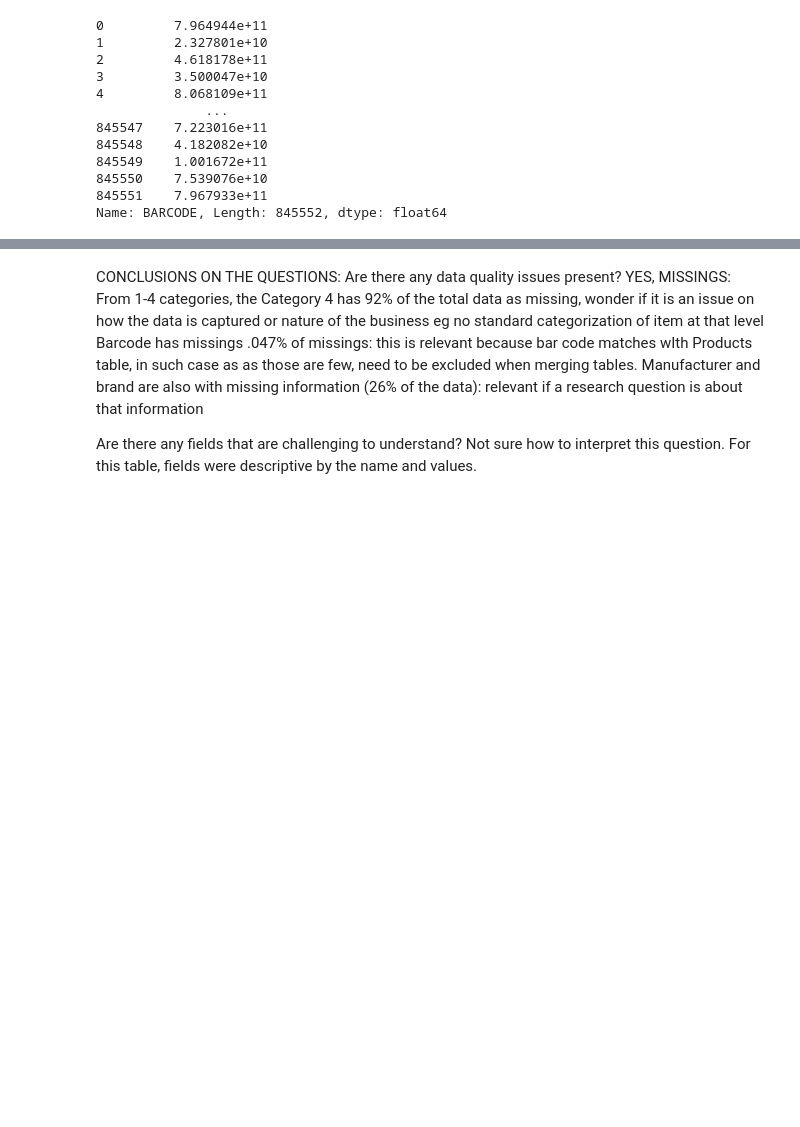
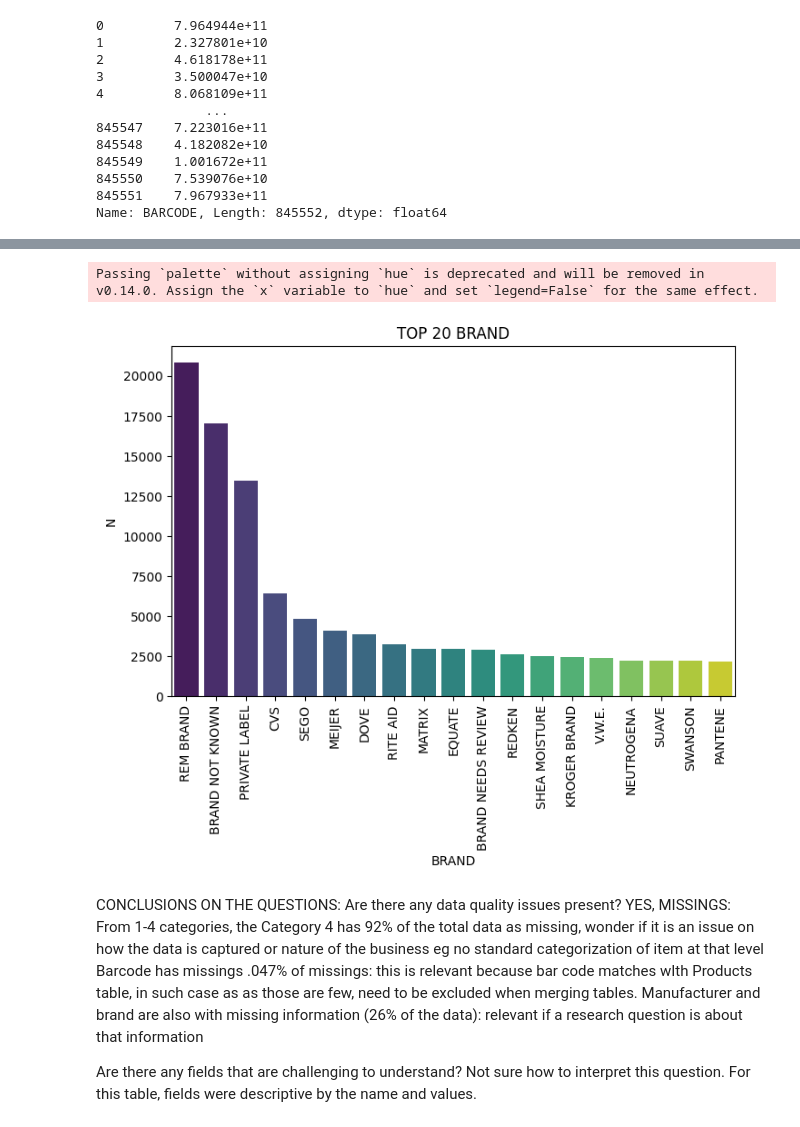
Before and after one commit to mariaob1201/FETCH-challenge, a Jupyter notebook: 2_processing/eda.ipynb, the cells around one changed output, grey strips where cells are left out. Saved outputs shown, nothing was run; the diff lists cells and outputs as text; code cells hidden in the pictures; blank space fills up the shorter version.

```diff
--- a/2_processing/eda.ipynb
+++ b/2_processing/eda.ipynb
@@ -157,2 +255,31 @@ print(len(products_clean))
+# %%
+## number of observations per brand, top 20 with more obs
+query = """
+SELECT BRAND, COUNT(BARCODE) AS N
+FROM products
+GROUP BY BRAND
+ORDER BY N DESC
+LIMIT 20
+"""
+top_brands = ps.sqldf(query, locals())
+
+plt.figure(figsize=(8, 5))
+
+# Plot
+sns.barplot(data=top_brands, x="BRAND", y="N", palette="viridis")
+
+# Customize labels and title
+plt.xlabel("BRAND")
+plt.ylabel("N")
+plt.title("TOP 20 BRAND")
+
+# Rotate x-axis labels
+plt.xticks(rotation=90)
+
+# Show the plot
+plt.show()
+# %% [output]
+Passing `palette` without assigning `hue` is deprecated and will be removed in v0.14.0. Assign the `x` variable to `hue` and set `legend=False` for the same effect.
+[figure, added]
 # %%
 #saving
```
Also changed, not shown: parts of 22 cells of this notebook, 3 other files.
